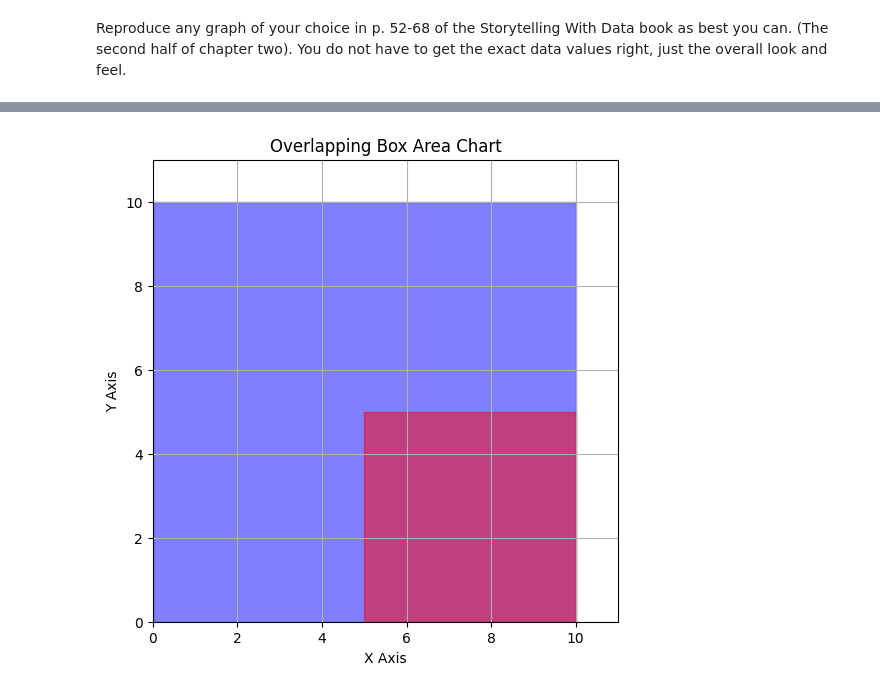
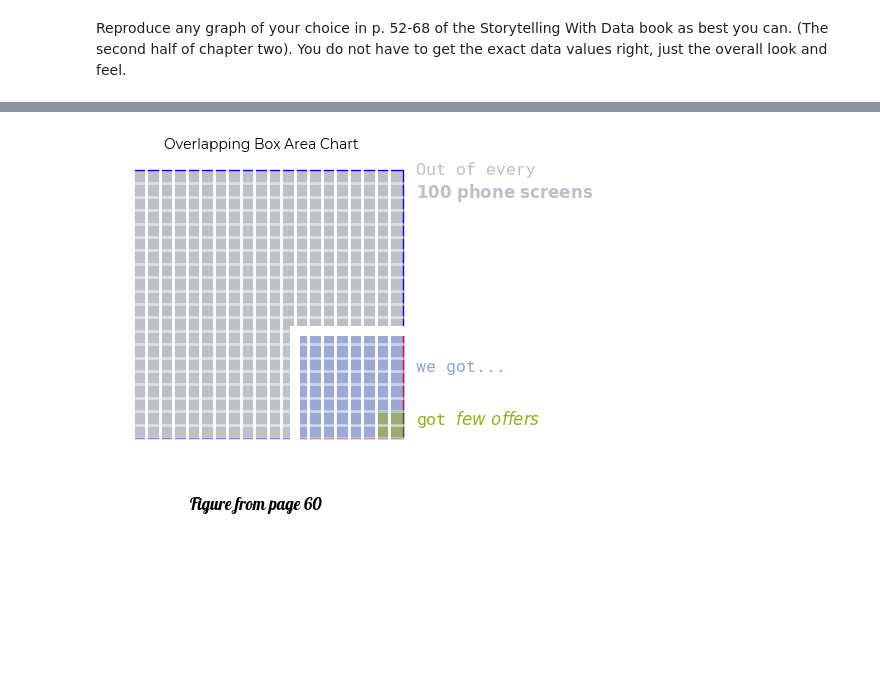
Before and after one commit to raffwh/BU_OMDS_SU25_DX699B, a Jupyter notebook: Week4.ipynb, the cells around one changed output, grey strips where cells are left out. Saved outputs shown, nothing was run; the diff lists cells and outputs as text; code cells hidden in the pictures; blank space fills up the shorter version.

```diff
--- a/Week4.ipynb
+++ b/Week4.ipynb
@@ -221,28 +288,88 @@ plotd
 # %%
 import matplotlib.patches as patches
 
-# Create figure and axis
-fig, ax = plt.subplots(figsize=(6, 6))
+from pyfonts import load_google_font
 
-# Add first box (x: 0 to 10, y: 0 to 10)
-rect1 = patches.Rectangle((0, 0), 10, 10, edgecolor='blue', facecolor='blue', alpha=0.5)
+# Making figure in page 60
 
-# Add second box (x: 5 to 10, y: 0 to 5)
-rect2 = patches.Rectangle((5, 0), 5, 5, edgecolor='red', facecolor='red', alpha=0.5)
+
+fig, ax = plt.subplots(figsize=(4, 4))
+font1 = load_google_font("Lobster")
+font2 = load_google_font("Montserrat")
+font3 = load_google_font("Roboto Mono")
+
+##_ boxes
+rect1 = patches.Rectangle((0, 0), 20, 20, edgecolor='blue', facecolor='#BEC0C8')
+
+rect2 = patches.Rectangle((12, 0), 8, 8, edgecolor='red', facecolor='#90A0DB', alpha=0.7)
+
+rect3 = patches.Rectangle((18, 0), 2,2, edgecolor='green', facecolor='#96AF15', alpha=0.5)
 
 # Add rectangles to plot
 ax.add_patch(rect1)
 ax.add_patch(rect2)
+ax.add_patch(rect3)
 
 # Set limits and labels
-ax.set_xlim(0, 11)
-ax.set_ylim(0, 11)
-ax.set_xlabel("X Axis")
-ax.set_ylabel("Y Axis")
-ax.set_title("Overlapping Box Area Chart")
+ax.set_xlim(-2, 21)
+ax.set_ylim(-2, 21)
+ax.set_xlabel("")
+ax.set_ylabel("")
+ax.set_title("Overlapping Box Area Chart", font=font2)
+
+plt.gca().axes.set_frame_on(False)  #axis frame
+# plt.xticks([])
+# plt.yticks([])
+# plt.gca().axes.get_xaxis().set_visible(False)
+# plt.gca().axes.get_yaxis().set_visible(False)
+
+plt.xticks(np.arange(-2, 20, 1), [])
+plt.yticks(np.arange(-2, 20, 1), [])
+plt.tick_params(axis='x', length=0, width=0)
+plt.tick_params(axis='y', length=0, width=0)
+
+
+# plt.gca().spines["bottom"].set_visible(False)
+# plt.tick_params(axis="x", direction="inout", length=8, width=2, colors="black")  # Adjusts ticks
+
+plt.grid(axis='x', linestyle='-', color='white', linewidth = 2)
+plt.grid(axis='y', linestyle='-', color = 'white', linewidth = 2, alpha=0.5)
+
+plt.plot([12, 12], [0, 8], color='white', linewidth=7.2)  # drawing separation line
+plt.plot([12, 20], [8, 8], color='white', linewidth=7.2)
+
+
+plt.annotate("Out of every\n" + r"$\bf{ 100\  phone\  screens}$",
+             xy=(5, 10),
+             xytext=(21, 18),
+             fontsize=12,
+             color="#BEC0C8"
+             ,font=font3
+             )
+
+
+plt.annotate(r"we got...",
+             xy=(5, 10),
+             xytext=(21, 5),
+             fontsize=12,
+             color="#90A0DB",font=font3
+             )
+
+
+plt.annotate("got " + r"$\it{few\ offers}$",
+             xy=(5, 10),
+             xytext=(21,1),
+             fontsize=12,
+             color="#96AF15",font=font3
+             )
+
+
+
+
+plt.figtext(0.5, 0, "Figure from page 60", ha="center", fontsize=12, fontstyle="italic", font=font1)
 
 # Show plot
 plt.grid(True)
 plt.show()
 # %% [output]
-[figure, old version]
+[figure, new version]
```
Also changed, not shown: parts of 23 cells of this notebook, 1 other file.
